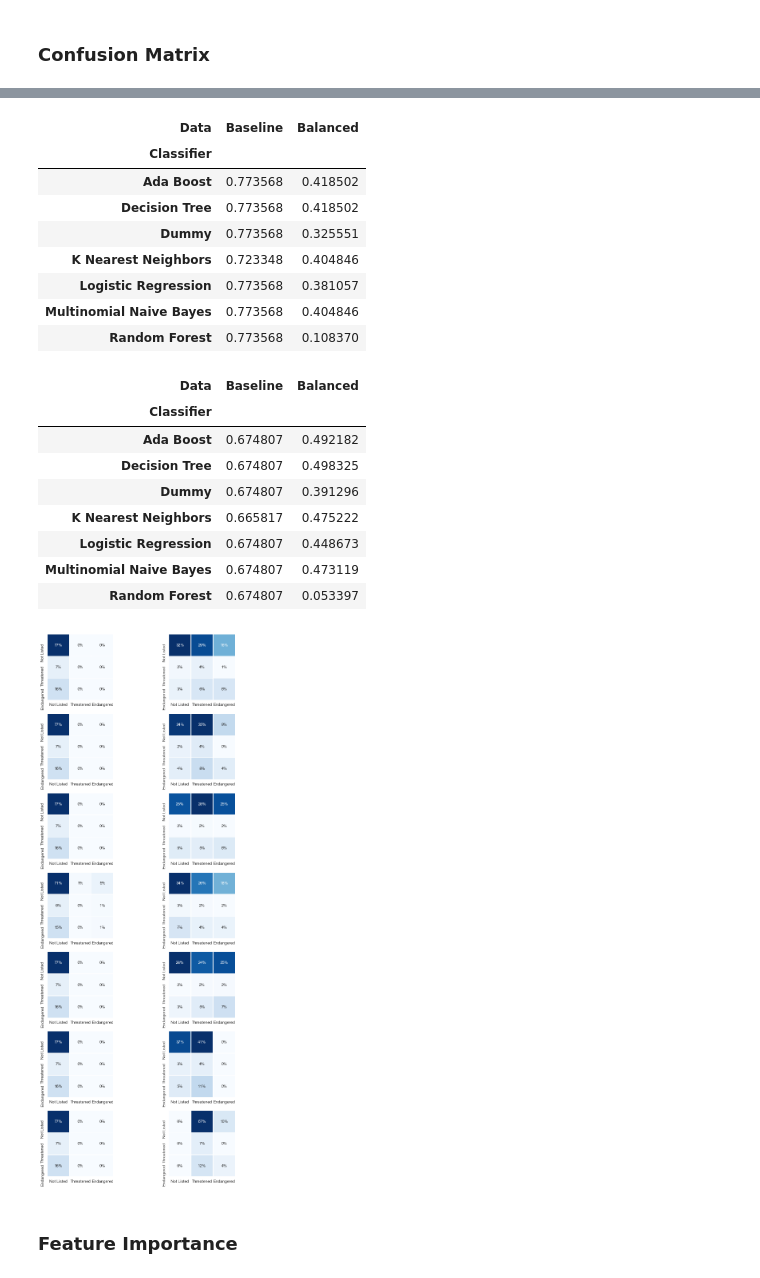
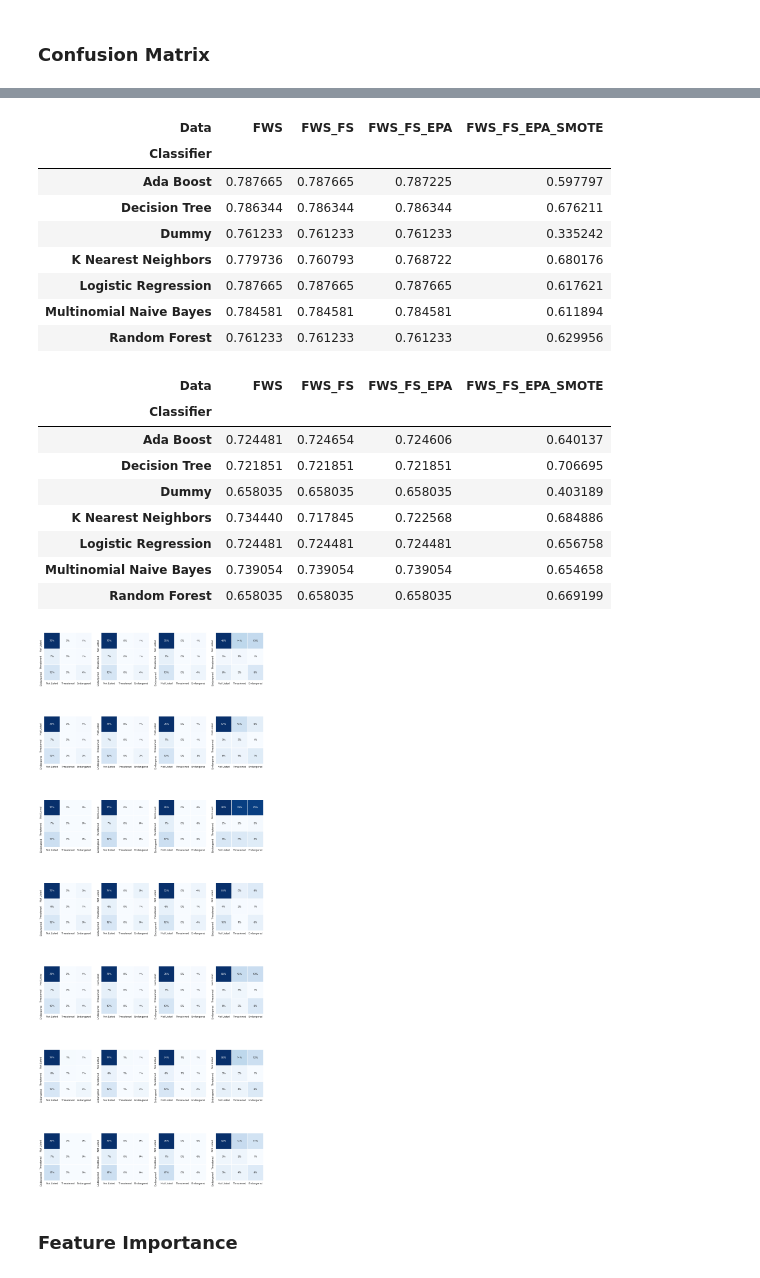
Before and after one commit to acdick/endangered_species_classification, a Jupyter notebook: Source/07_Interpretation.ipynb, the cells around one changed output, grey strips where cells are left out. Drawn from its saved outputs; the diff is of its cells as text; code cells hidden in the pictures.

Commit message:
updated classification models

```diff
--- a/Source/07_Interpretation.ipynb
+++ b/Source/07_Interpretation.ipynb
@@ -14,16 +14,20 @@ plotly.tools.set_credentials_file(username=plotly_id, api_key=plotly_key)
 # %% [markdown]
 ### Load Estimators
 # %%
-baseline = pd.read_pickle("../Data/baseline.pkl")
-balanced = pd.read_pickle("../Data/balanced.pkl")
-y_labels = pd.read_pickle("../Data/y_labels.pkl")
+model_fws        = pd.read_pickle("../Data/model_fws.pkl")
+model_fws_fs     = pd.read_pickle("../Data/model_fws_fs.pkl")
+model_fws_fs_epa = pd.read_pickle("../Data/model_fws_fs_epa.pkl")
+model_fws_fs_epa_smote = pd.read_pickle("../Data/model_fws_fs_epa_smote.pkl")
+y_labels         = pd.read_pickle("../Data/y_labels.pkl")
 # %% [markdown]
 ### Confusion Matrix
 # %%
 # best estimators of test sets
 best_estimators = pd.concat([
-    baseline[baseline['Split'] == 'Test'],
-    balanced[balanced['Split'] == 'Test']],
+    model_fws[       model_fws['Split'] == 'Test'],
+    model_fws_fs[    model_fws_fs['Split'] == 'Test'],
+    model_fws_fs_epa[model_fws_fs_epa['Split'] == 'Test'],
+    model_fws_fs_epa_smote[model_fws_fs_epa_smote['Split'] == 'Test']],
     ignore_index=True)
 
 best_estimators
@@ -46,40 +52,40 @@ best_estimators
 # %%
 # plot accuracy
 accuracy = best_estimators.pivot(index='Classifier',columns='Data',values='Accuracy')
-accuracy = accuracy[['Baseline', 'Balanced']]
+accuracy = accuracy[['FWS', 'FWS_FS', 'FWS_FS_EPA', 'FWS_FS_EPA_SMOTE']]
 accuracy
 # %% [output]
-| Data | Baseline | Balanced |
-| Classifier |  |  |
-| Ada Boost | 0.773568 | 0.418502 |
-| Decision Tree | 0.773568 | 0.418502 |
-| Dummy | 0.773568 | 0.325551 |
-| K Nearest Neighbors | 0.723348 | 0.404846 |
-| Logistic Regression | 0.773568 | 0.381057 |
-| Multinomial Naive Bayes | 0.773568 | 0.404846 |
-| Random Forest | 0.773568 | 0.108370 |
+| Data | FWS | FWS_FS | FWS_FS_EPA | FWS_FS_EPA_SMOTE |
+| Classifier |  |  |  |  |
+| Ada Boost | 0.787665 | 0.787665 | 0.787225 | 0.597797 |
+| Decision Tree | 0.786344 | 0.786344 | 0.786344 | 0.676211 |
+| Dummy | 0.761233 | 0.761233 | 0.761233 | 0.335242 |
+| K Nearest Neighbors | 0.779736 | 0.760793 | 0.768722 | 0.680176 |
+| Logistic Regression | 0.787665 | 0.787665 | 0.787665 | 0.617621 |
+| Multinomial Naive Bayes | 0.784581 | 0.784581 | 0.784581 | 0.611894 |
+| Random Forest | 0.761233 | 0.761233 | 0.761233 | 0.629956 |
 # %%
 # plot F1 scores
 f1_scores = best_estimators.pivot(index='Classifier',columns='Data',values='F1 Score')
-f1_scores = f1_scores[['Baseline', 'Balanced']]
+f1_scores = f1_scores[['FWS', 'FWS_FS', 'FWS_FS_EPA', 'FWS_FS_EPA_SMOTE']]
 f1_scores
 # %% [output]
-| Data | Baseline | Balanced |
-| Classifier |  |  |
-| Ada Boost | 0.674807 | 0.492182 |
-| Decision Tree | 0.674807 | 0.498325 |
-| Dummy | 0.674807 | 0.391296 |
-| K Nearest Neighbors | 0.665817 | 0.475222 |
-| Logistic Regression | 0.674807 | 0.448673 |
-| Multinomial Naive Bayes | 0.674807 | 0.473119 |
-| Random Forest | 0.674807 | 0.053397 |
+| Data | FWS | FWS_FS | FWS_FS_EPA | FWS_FS_EPA_SMOTE |
+| Classifier |  |  |  |  |
+| Ada Boost | 0.724481 | 0.724654 | 0.724606 | 0.640137 |
+| Decision Tree | 0.721851 | 0.721851 | 0.721851 | 0.706695 |
+| Dummy | 0.658035 | 0.658035 | 0.658035 | 0.403189 |
+| K Nearest Neighbors | 0.734440 | 0.717845 | 0.722568 | 0.684886 |
+| Logistic Regression | 0.724481 | 0.724481 | 0.724481 | 0.656758 |
+| Multinomial Naive Bayes | 0.739054 | 0.739054 | 0.739054 | 0.654658 |
+| Random Forest | 0.658035 | 0.658035 | 0.658035 | 0.669199 |
 # %%
 # plot confusion matrices
 confusion_matrices = best_estimators.pivot(index='Classifier',columns='Data',values='Confusion Matrix')
-confusion_matrices = confusion_matrices[['Baseline', 'Balanced']]
+confusion_matrices = confusion_matrices[['FWS', 'FWS_FS', 'FWS_FS_EPA', 'FWS_FS_EPA_SMOTE']]
 cm, axes = clf.plot_confusion_matrices(confusion_matrices, list(y_labels[0]))
 # %% [output]
-[figure, old version]
+[figure, new version]
 # %% [markdown]
 ### Feature Importance
 # %%
```
Also changed, not shown: parts of 2 cells of this notebook, 16 other files.
